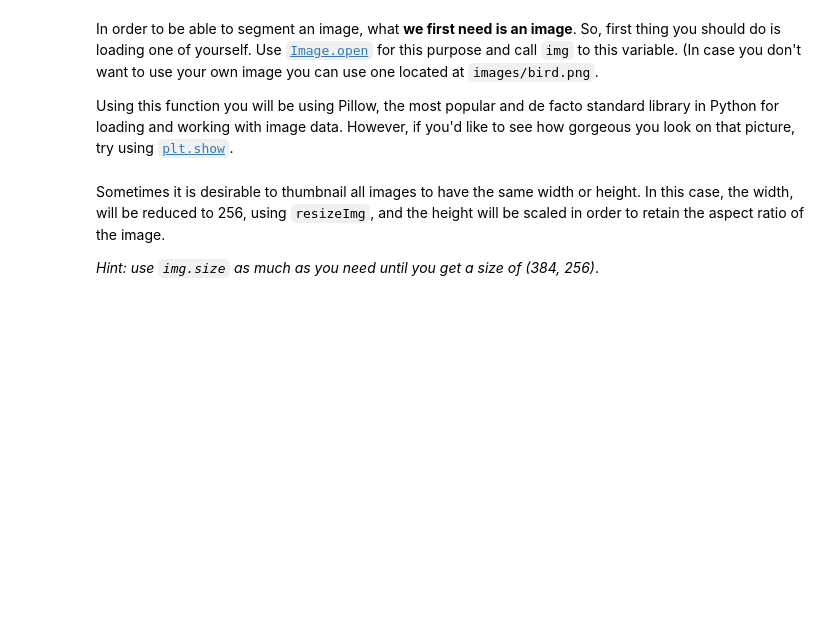
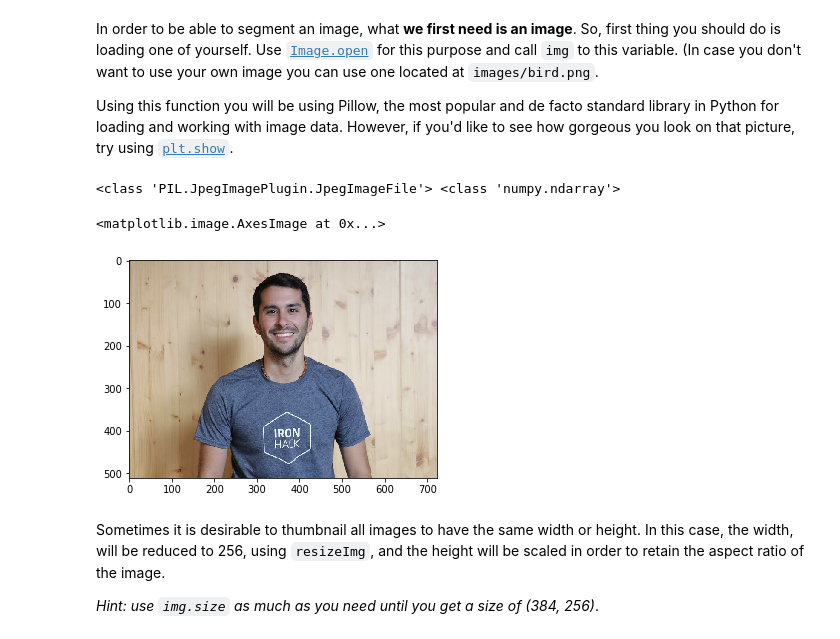
Before and after one commit to blancalluch/ImageSegmentation, a Jupyter notebook: main.ipynb, the cells around one changed output. Cells and saved outputs as stored; diff of their text form; code cells hidden in the pictures; blank space fills up the shorter version.

```diff
--- a/main.ipynb
+++ b/main.ipynb
@@ -66,3 +63,17 @@ Using this function you will be using Pillow, the most popular and de facto stan
+# %%
+# Your code here
+img = Image.open('images/Image.jpg')
+plt.show(img)
+
+imgarr = np.array(img) # im2arr.shape: height x width x channel
+print(type(img),type(imgarr))
+# %% [output]
+<class 'PIL.JpegImagePlugin.JpegImageFile'> <class 'numpy.ndarray'>
+# %%
+plt.imshow(imgarr)
+# %% [output]
+<matplotlib.image.AxesImage at 0x...>
+[figure, added]
 # %% [markdown]
 Sometimes it is desirable to thumbnail all images to have the same width or height. In this case, the width, will be reduced to 256, using `resizeImg`, and the height will be scaled in order to retain the aspect ratio of the image.
 
```
Also changed, not shown: parts of 29 cells of this notebook.
